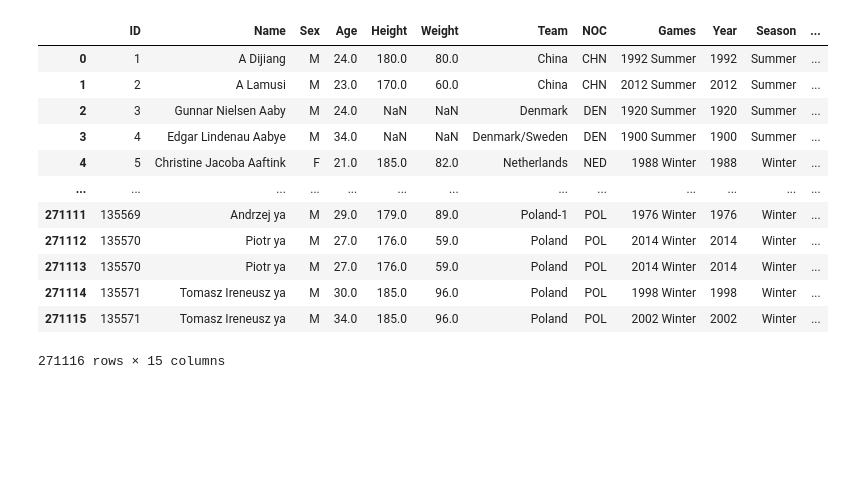
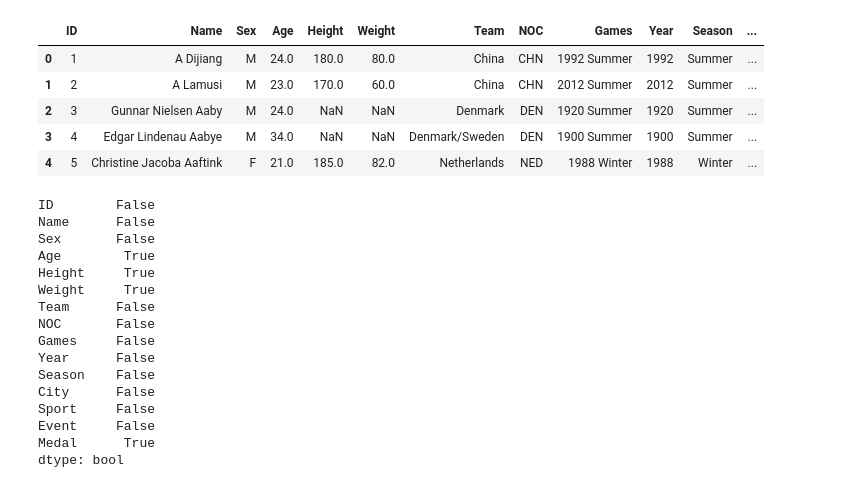
Before and after one commit to sissa81/project1, a Jupyter notebook: olympics.ipynb, the cells around one changed output. Cells and saved outputs as stored; diff of their text form; code cells hidden in the pictures; blank space fills up the shorter version.

```diff
--- a/olympics.ipynb
+++ b/olympics.ipynb
@@ -1,21 +1,36 @@
 # %%
 import pandas as pd
 import numpy as np
 import matplotlib.pyplot as plt
 
 athletes_df = pd.read_csv('data_files/athlete_events.csv')
-athletes_df
+regions_df = pd.read_csv('data_files/noc_regions.csv')
+data = pd.merge(athletes_df, regions_df, how='left', on='NOC')
+data.head()
 # %% [output]
 |  | ID | Name | Sex | Age | Height | Weight | Team | NOC | Games | Year | Season | ... |
 | 0 | 1 | A Dijiang | M | 24.0 | 180.0 | 80.0 | China | CHN | 1992 Summer | 1992 | Summer | ... |
 | 1 | 2 | A Lamusi | M | 23.0 | 170.0 | 60.0 | China | CHN | 2012 Summer | 2012 | Summer | ... |
 | 2 | 3 | Gunnar Nielsen Aaby | M | 24.0 | NaN | NaN | Denmark | DEN | 1920 Summer | 1920 | Summer | ... |
 | 3 | 4 | Edgar Lindenau Aabye | M | 34.0 | NaN | NaN | Denmark/Sweden | DEN | 1900 Summer | 1900 | Summer | ... |
 | 4 | 5 | Christine Jacoba Aaftink | F | 21.0 | 185.0 | 82.0 | Netherlands | NED | 1988 Winter | 1988 | Winter | ... |
-| ... | ... | ... | ... | ... | ... | ... | ... | ... | ... | ... | ... | ... |
-| 271111 | 135569 | Andrzej ya | M | 29.0 | 179.0 | 89.0 | Poland-1 | POL | 1976 Winter | 1976 | Winter | ... |
-| 271112 | 135570 | Piotr ya | M | 27.0 | 176.0 | 59.0 | Poland | POL | 2014 Winter | 2014 | Winter | ... |
-| 271113 | 135570 | Piotr ya | M | 27.0 | 176.0 | 59.0 | Poland | POL | 2014 Winter | 2014 | Winter | ... |
-| 271114 | 135571 | Tomasz Ireneusz ya | M | 30.0 | 185.0 | 96.0 | Poland | POL | 1998 Winter | 1998 | Winter | ... |
-| 271115 | 135571 | Tomasz Ireneusz ya | M | 34.0 | 185.0 | 96.0 | Poland | POL | 2002 Winter | 2002 | Winter | ... |
-271116 rows × 15 columns
+# %%
+# Determine which columns have null values
+athletes_df.isna().any()
+# %% [output]
+ID        False
+Name      False
+Sex       False
+Age        True
+Height     True
+Weight     True
+Team      False
+NOC       False
+Games     False
+Year      False
+Season    False
+City      False
+Sport     False
+Event     False
+Medal      True
+dtype: bool
```
Also changed, not shown: parts of 13 cells of this notebook.
